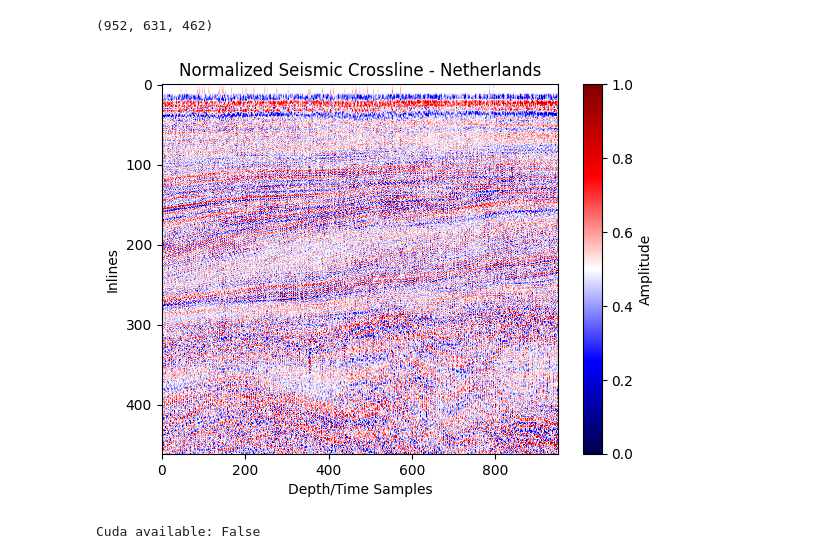
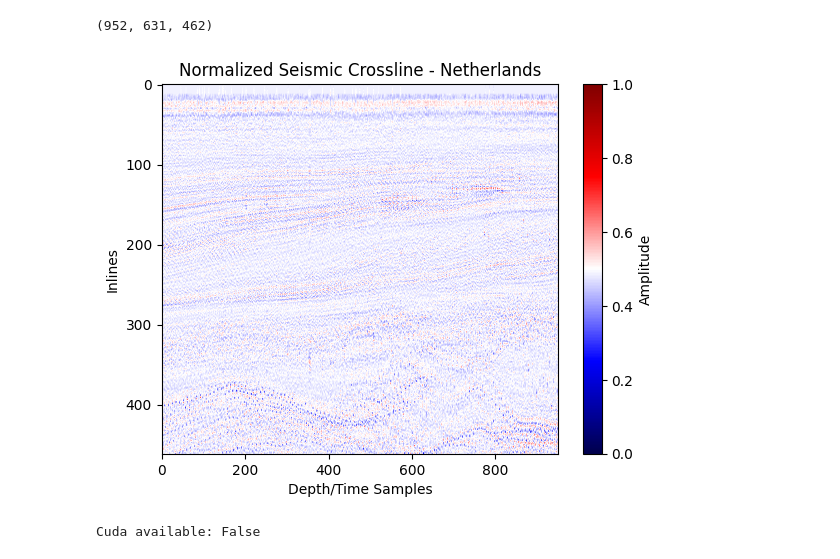
Before and after one commit to crbuch/SeismicML, a Jupyter notebook: main.ipynb, the cells around one changed output. Cells and saved outputs as stored; diff of their text form; code cells hidden in the pictures.

```diff
--- a/main.ipynb
+++ b/main.ipynb
@@ -17,5 +17,7 @@ st = read('./data/Seismic_data.sgy', format='SEGY')
 # %%
-inline_length = max(trace.stats.segy.trace_header.trace_sequence_number_within_line for trace in st)
+inline_length = max(
+    trace.stats.segy.trace_header.trace_sequence_number_within_line for trace in st
+)
 crossline_length = len(st) // (inline_length + 1)
 sample_depth_length = len(st[0].data)
 
@@ -27,11 +29,15 @@ Inline Length: 951
 Crossline Length: 630
 Sample depth length: 462
 # %%
-seismic_3d_array = np.zeros((inline_length + 1, crossline_length + 1, sample_depth_length))
+seismic_3d_array = np.zeros(
+    (inline_length + 1, crossline_length + 1, sample_depth_length)
+)
 
 # Populate the 3D array
 for i, trace in enumerate(st):
     inline = trace.stats.segy.trace_header.trace_sequence_number_within_line
-    crossline = i % (crossline_length + 1)  # Calculate crossline dynamically based on iteration
+    crossline = i % (
+        crossline_length + 1
+    )  # Calculate crossline dynamically based on iteration
     seismic_3d_array[inline, crossline, :] = trace.data
 # %%
@@ -40,26 +46,27 @@ print(seismic_3d_array.shape)
 # %% [output]
 (952, 631, 462)
 # %%
-
-clip_threshold = 5000
+first_crossline = seismic_3d_array[:, 0, :]
 
 
-normalized_data = np.clip(seismic_3d_array[:, 0, :], a_min=-clip_threshold, a_max=clip_threshold)
-
-normalized_data = (normalized_data-np.amin(normalized_data))/abs(np.amax(normalized_data)-np.amin(normalized_data))
 
 
-seismic_image = np.flipud(np.rot90(normalized_data))
+#normalizes values from 0 to 1
+first_crossline = (first_crossline - np.amin(first_crossline)) / abs(np.amax(first_crossline) - np.amin(first_crossline))
+
+
+
+seismic_image = np.flipud(np.rot90(first_crossline))
 
 # Plot the normalized crossline
-plt.imshow(seismic_image, cmap='seismic', aspect='auto')
-plt.colorbar(label='Amplitude')
-plt.title('Normalized Seismic Crossline - Netherlands')
-plt.xlabel('Depth/Time Samples')
-plt.ylabel('Inlines')
+plt.imshow(seismic_image, cmap="seismic", aspect="auto")
+plt.colorbar(label="Amplitude")
+plt.title("Normalized Seismic Crossline - Netherlands")
+plt.xlabel("Depth/Time Samples")
+plt.ylabel("Inlines")
 plt.show()
 # %% [output]
-[figure, old version]
+[figure, new version]
 # %%
 import torch.nn as nn
 import torch.nn.functional as F
```
Also changed, not shown: parts of 5 cells of this notebook.
